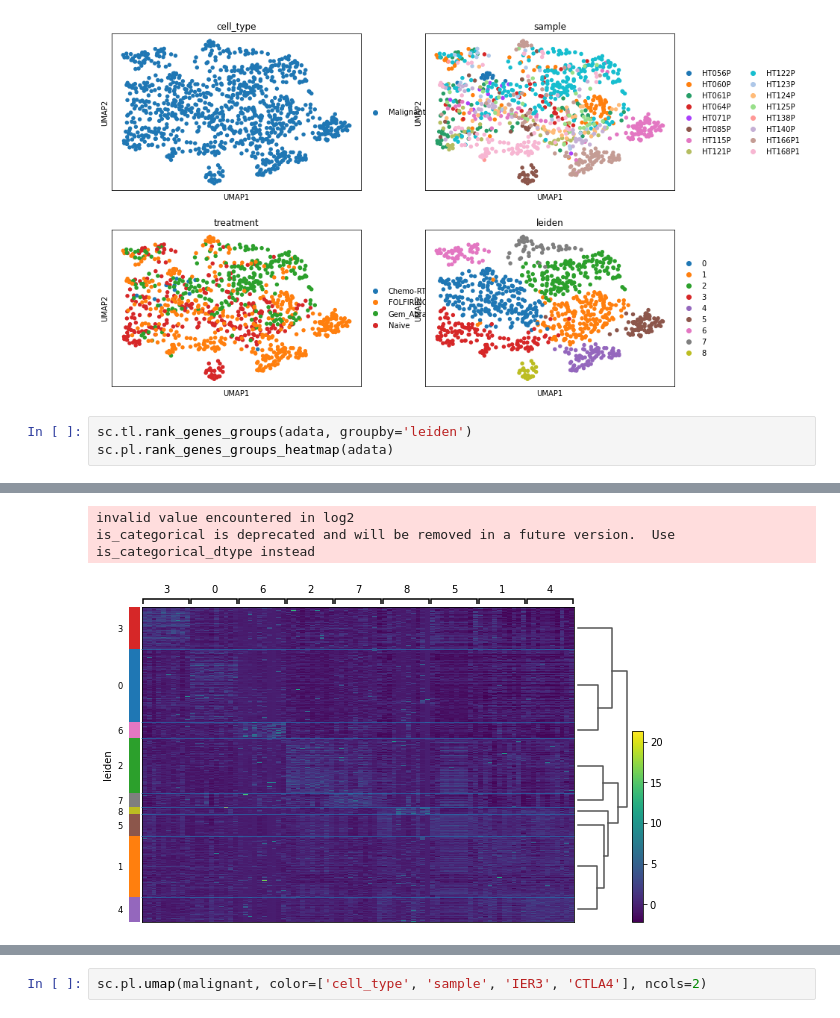
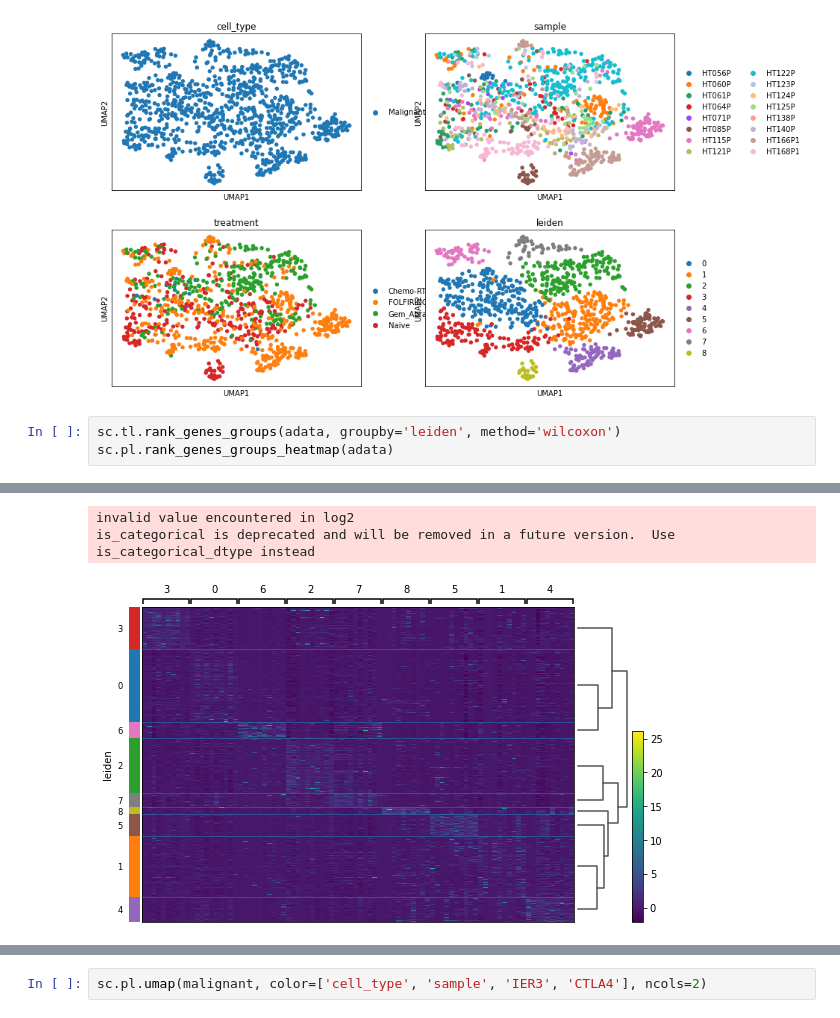
Before and after one commit to ding-lab/pollock, a Jupyter notebook: notebooks/model_integration.ipynb, the cells around one changed output, grey strips where cells are left out. Cells and saved outputs as stored; diff of their text form.

```diff
--- a/notebooks/model_integration.ipynb
+++ b/notebooks/model_integration.ipynb
@@ -524,6 +524,6 @@ sc.pl.umap(adata, color=['cell_type', 'sample', 'treatment', 'leiden'], ncols=2)
 # %% [output]
 [figure]
 # %%
-sc.tl.rank_genes_groups(adata, groupby='leiden')
+sc.tl.rank_genes_groups(adata, groupby='leiden', method='wilcoxon')
 sc.pl.rank_genes_groups_heatmap(adata)
 # %% [output]
@@ -532,7 +530,7 @@ WARNING: dendrogram data not found (using key=dendrogram_leiden). Running `sc.tl
 WARNING: Gene labels are not shown when more than 50 genes are visualized. To show gene labels set `show_gene_labels=True`
 invalid value encountered in log2
 is_categorical is deprecated and will be removed in a future version.  Use is_categorical_dtype instead
-[figure, old version]
+[figure, new version]
 # %%
 sc.pl.rank_genes_groups_dotplot(adata, n_genes=30, groups=['6'])
 # %% [output]
```
Also changed, not shown: parts of 4 cells of this notebook, 3 other files.
